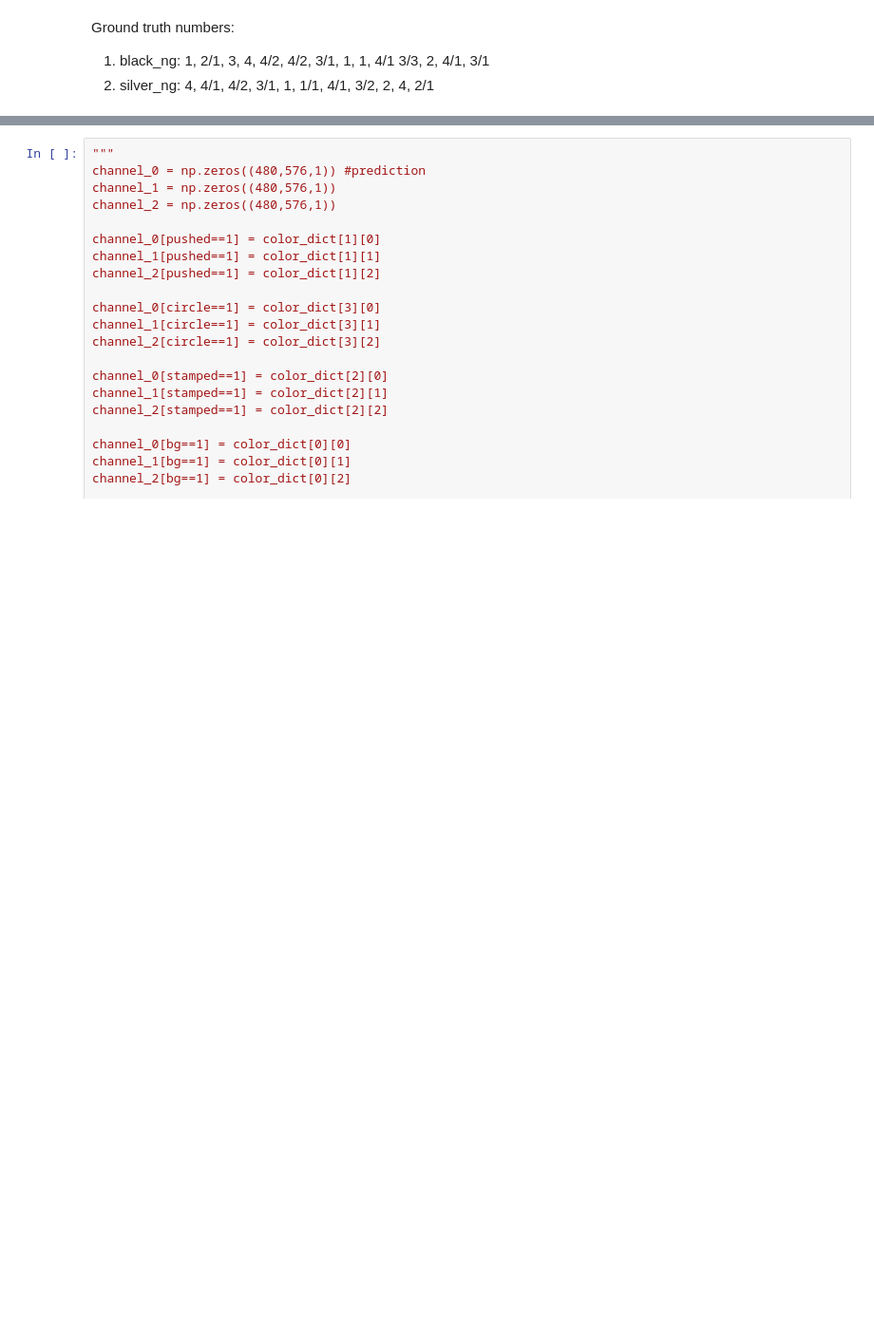
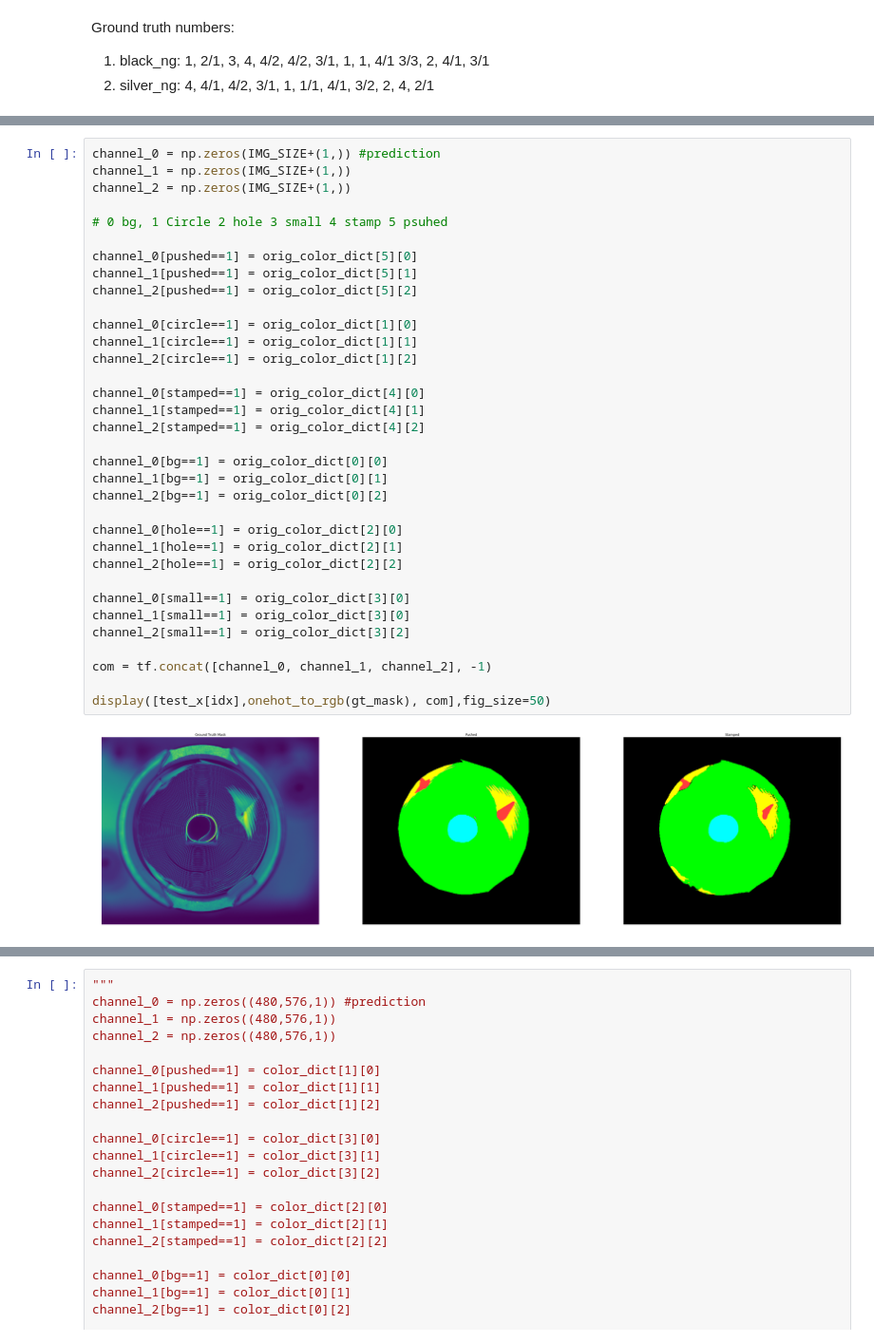
Before and after one commit to jhk0429/Segmentation_project, a Jupyter notebook: Inference_combined_5class.ipynb, the cells around one changed output, grey strips where cells are left out. Shown at 95% size. Saved outputs shown, nothing was run; the diff lists cells and outputs as text; blank space fills up the shorter version.

```diff
--- a/Inference_combined_5class.ipynb
+++ b/Inference_combined_5class.ipynb
@@ -321,0 +334,36 @@ display([gt_mask, pushed, stamped, hole], fig_size=20)
+# %%
+channel_0 = np.zeros(IMG_SIZE+(1,)) #prediction
+channel_1 = np.zeros(IMG_SIZE+(1,))
+channel_2 = np.zeros(IMG_SIZE+(1,))
+
+# 0 bg, 1 Circle 2 hole 3 small 4 stamp 5 psuhed
+
+channel_0[pushed==1] = orig_color_dict[5][0]
+channel_1[pushed==1] = orig_color_dict[5][1]
+channel_2[pushed==1] = orig_color_dict[5][2]
+
+channel_0[circle==1] = orig_color_dict[1][0]
+channel_1[circle==1] = orig_color_dict[1][1]
+channel_2[circle==1] = orig_color_dict[1][2]
+
+channel_0[stamped==1] = orig_color_dict[4][0]
+channel_1[stamped==1] = orig_color_dict[4][1]
+channel_2[stamped==1] = orig_color_dict[4][2]
+
+channel_0[bg==1] = orig_color_dict[0][0]
+channel_1[bg==1] = orig_color_dict[0][1]
+channel_2[bg==1] = orig_color_dict[0][2]
+
+channel_0[hole==1] = orig_color_dict[2][0]
+channel_1[hole==1] = orig_color_dict[2][1]
+channel_2[hole==1] = orig_color_dict[2][2]
+
+channel_0[small==1] = orig_color_dict[3][0]
+channel_1[small==1] = orig_color_dict[3][0]
+channel_2[small==1] = orig_color_dict[3][2]
+
+com = tf.concat([channel_0, channel_1, channel_2], -1)
+
+display([test_x[idx],onehot_to_rgb(gt_mask), com],fig_size=50)
+# %% [output]
+[figure, added]
```
Also changed, not shown: parts of 21 cells of this notebook.
